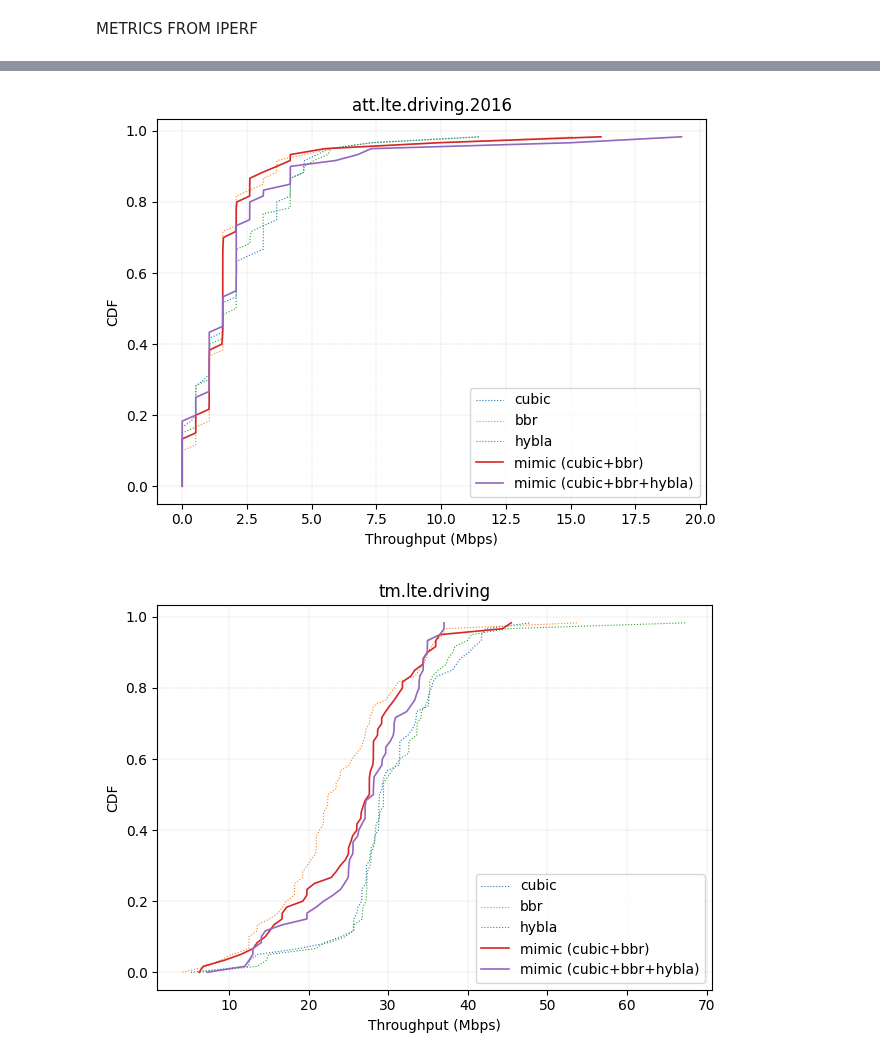
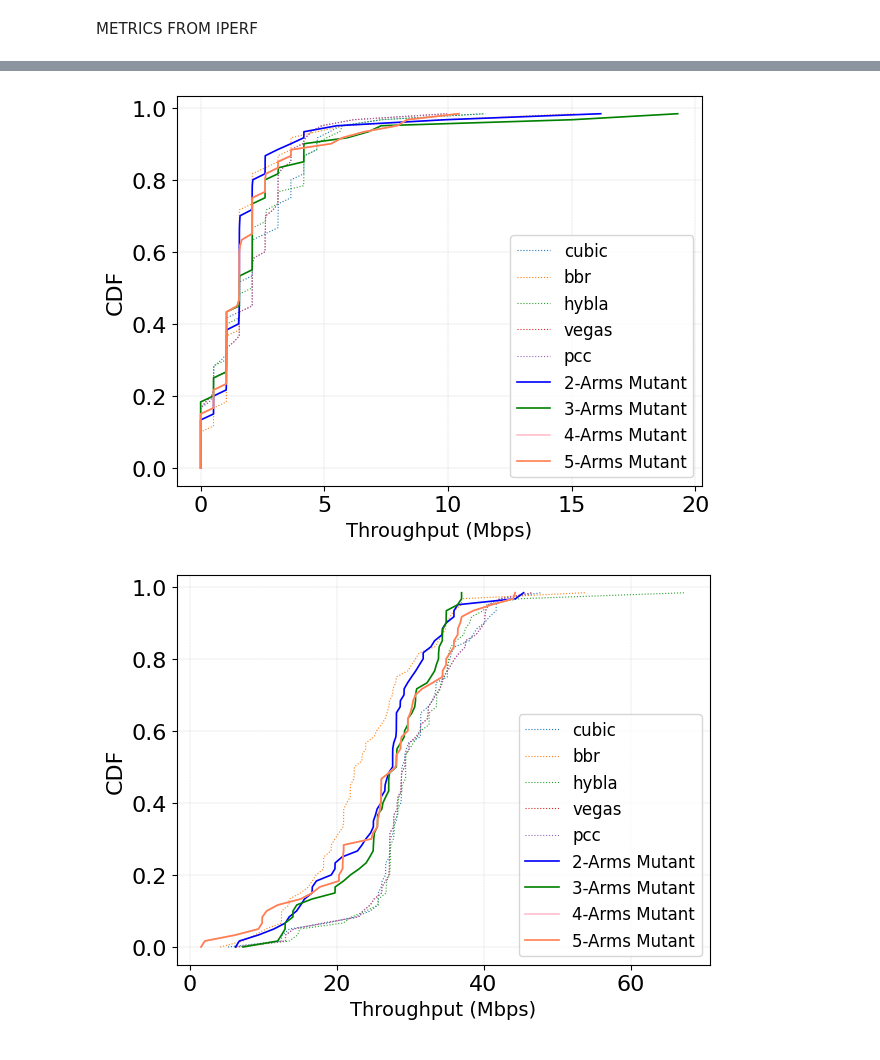
Before and after one commit to lorepap/mutant, a Jupyter notebook: analysis/notebook/marginal_gain.ipynb, the cells around one changed output, grey strips where cells are left out. Cells and saved outputs as stored; diff of their text form; code cells hidden in the pictures.

```diff
--- a/analysis/notebook/marginal_gain.ipynb
+++ b/analysis/notebook/marginal_gain.ipynb
@@ -287,3 +295,10 @@ METRICS FROM KERNEL
 #     plt.show()
 # %% [markdown]
 METRICS FROM IPERF
+# %%
+import yaml
+
+# Open the YAML file
+with open('/home/lorenzo/Desktop/mimic-2/analysis/utils/markers.yml', 'r') as file:
+    # Load the YAML contentpink
+    markers_json = yaml.load(file, Loader=yaml.FullLoader)
@@ -309,2 +355,13 @@ def get_metrics(config):
+# %%
+import yaml
+
+# Open the YAML file
+with open('/home/lorenzo/Desktop/mimic-2/analysis/utils/markers.yml', 'r') as file:
+    # Load the YAML contentpink
+    markers_json = yaml.load(file, Loader=yaml.FullLoader)
+# %%
+SMALL_SIZE=8
+MEDIUM_SIZE=12
+BIGGER_SIZE=16
 # %%
 import numpy as np
@@ -389,7 +473,7 @@ def cdf(x):
     return (x, y)
 # %%
 # CDFS
-protocols = ["cubic", "bbr", "hybla"]
+protocols = ["cubic", "bbr", "hybla", "vegas", "pcc"]
 save = True
 for t in traces:
     plt.figure()
@@ -403,48 +487,62 @@ for t in traces:
     # plt.subplot(1, 3, 1)
 
     # Plot mimic different arms
-    for n_arms in [2, 3]:
+    for n_arms in [2, 3, 4, 5]:
         if n_arms == 2:
             i_dict = i_json_dict_2
         elif n_arms == 3:
             i_dict = i_json_dict_3
+        elif n_arms == 4:
+            i_dict = i_json_dict_4
+        elif n_arms == 5:
+            i_dict = i_json_dict_4
 
         thruput, rtts, cwnds, s_rate = get_metrics(i_dict[t])
         (t_x_2, t_y_2) = cdf(s_rate)
         (r_x_2, r_y_2) = cdf(rtts)
         (c_x_2, c_y_2) = cdf(cwnds)
 
-        plt.plot(t_x_2, t_y_2, label="mimic (cubic+bbr)" if n_arms==2 else "mimic (cubic+bbr+hybla)",
-                  linewidth=1.2)
+        plt.plot(t_x_2, t_y_2, label=markers[f"mimic-{n_arms}-arms"]["name"],
+                  linewidth=1.2, color=markers[f"mimic-{n_arms}-arms"]["color"])
 
         # plt.subplot(1, 3, 2)
         # plt.plot(r_x, r_y, label=p)
         # plt.xlabel('RTT (ms)')
         # plt.ylabel('CDF')
         # plt.title(t)
         # plt.legend()
 
         # plt.subplot(1, 3, 3)
         # plt.plot(c_x, c_y, label=p)
         # plt.xlabel('Cwnd (Byte)')
         # plt.ylabel('CDF')
         # plt.title(t)
         # plt.legend()
 
-
+    # plt.title(t)
     # Show the plot
-    plt.xlabel('Throughput (Mbps)')
+    plt.xlabel('Throughput (Mbps)', fontsize=14)
     plt.ylabel('CDF')
-    plt.title(t)
+    # plt.title(t)
     plt.legend()
     plt.grid(linestyle='--', linewidth=0.2)
+
+    plt.rc('font', size=MEDIUM_SIZE)          # controls default text sizes
+    plt.rc('axes', titlesize=MEDIUM_SIZE)     # fontsize of the axes title
+    plt.rc('axes', labelsize=BIGGER_SIZE)    # fontsize of the x and y labels
+    plt.rc('xtick', labelsize=BIGGER_SIZE)    # fontsize of the tick labels
+    plt.rc('ytick', labelsize=BIGGER_SIZE)    # fontsize of the tick labels
+    plt.rc('legend', fontsize=MEDIUM_SIZE)    # legend fontsize
+    plt.rc('figure', titlesize=MEDIUM_SIZE)  # fontsize of the figure title
+
     plt.tight_layout()
+
     if save:
         filename = f"bootstrapped_ucb.{t}.thruput_cdf.png"
         path = "/home/lorenzo/Desktop/mimic-2/analysis/plots/marginal_gains/"
         os.makedirs(path, exist_ok=True)
         plt.savefig(os.path.join(path, f"{filename}"))
     plt.show()
 # %% [output]
-[figure, old version]
+[figure, new version]
-[figure, old version]
+[figure, new version]
```
Also changed, not shown: parts of 10 cells of this notebook, 2 other files.
